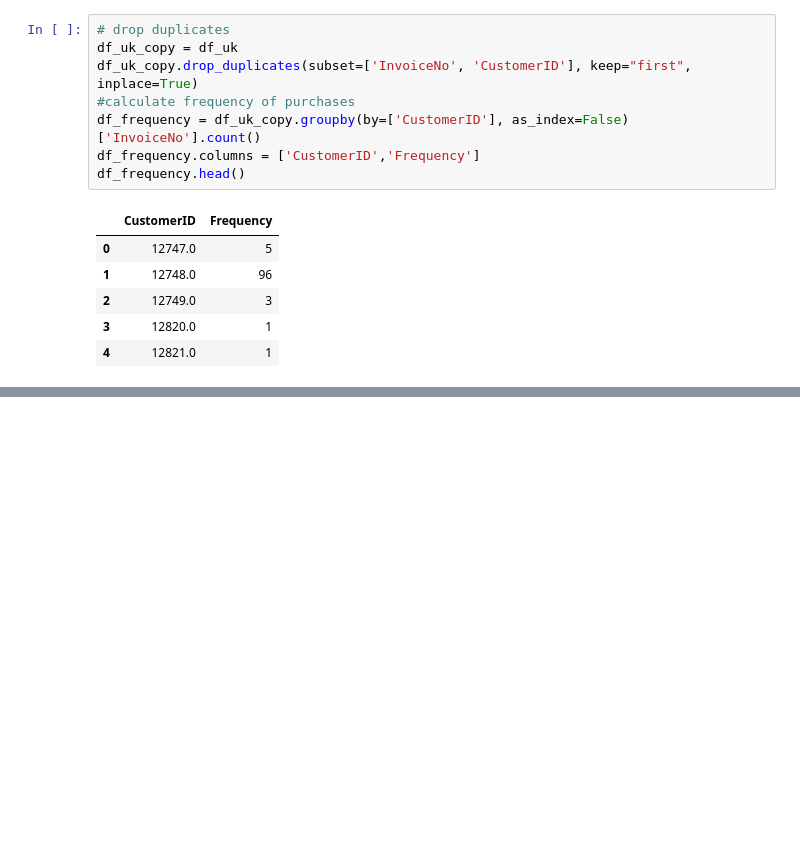
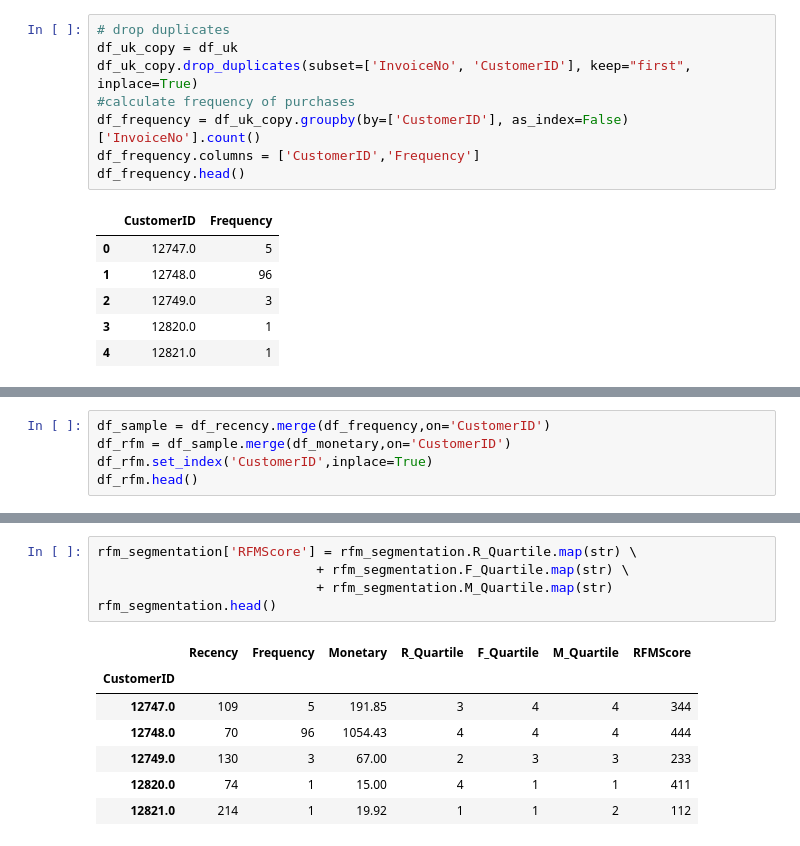
Before and after one commit to iam-ajitkumartoppo/customer_segmentation, a Jupyter notebook: Customer segmentation.ipynb, the cells around one changed output, grey strips where cells are left out. Saved outputs shown, nothing was run; the diff lists cells and outputs as text; blank space fills up the shorter version.

```diff
--- a/Customer segmentation.ipynb
+++ b/Customer segmentation.ipynb
@@ -236,0 +257,5 @@ df_frequency.head()
+# %%
+df_sample = df_recency.merge(df_frequency,on='CustomerID')
+df_rfm = df_sample.merge(df_monetary,on='CustomerID')
+df_rfm.set_index('CustomerID',inplace=True)
+df_rfm.head()
@@ -236,0 +338,13 @@ df_frequency.head()
+# %%
+rfm_segmentation['RFMScore'] = rfm_segmentation.R_Quartile.map(str) \
+                            + rfm_segmentation.F_Quartile.map(str) \
+                            + rfm_segmentation.M_Quartile.map(str)
+rfm_segmentation.head()
+# %% [output]
+|  | Recency | Frequency | Monetary | R_Quartile | F_Quartile | M_Quartile | RFMScore |
+| CustomerID |  |  |  |  |  |  |  |
+| 12747.0 | 109 | 5 | 191.85 | 3 | 4 | 4 | 344 |
+| 12748.0 | 70 | 96 | 1054.43 | 4 | 4 | 4 | 444 |
+| 12749.0 | 130 | 3 | 67.00 | 2 | 3 | 3 | 233 |
+| 12820.0 | 74 | 1 | 15.00 | 4 | 1 | 1 | 411 |
+| 12821.0 | 214 | 1 | 19.92 | 1 | 1 | 2 | 112 |
```
Also changed, not shown: parts of 18 cells of this notebook.
